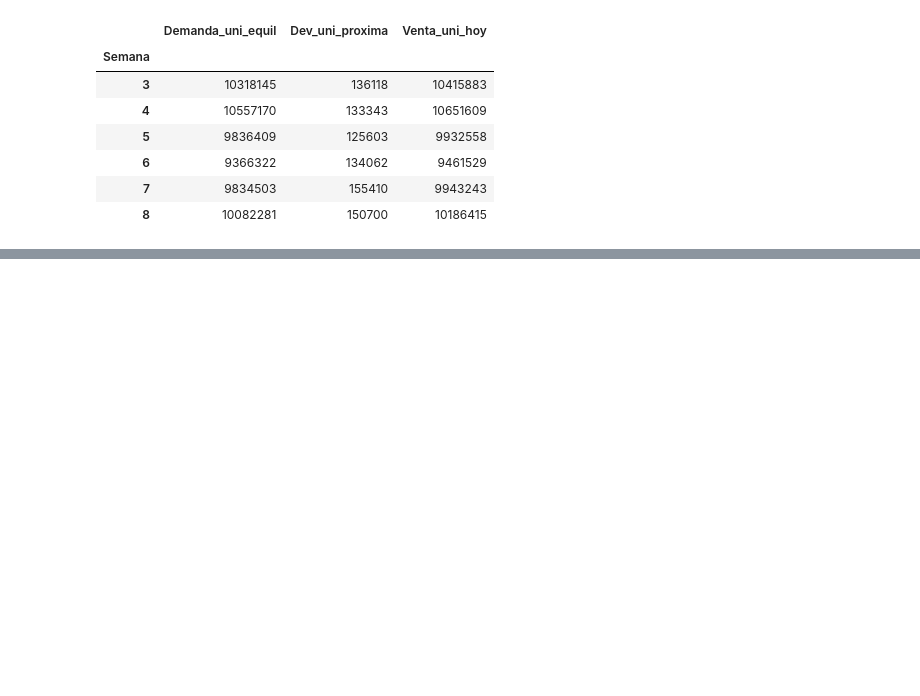
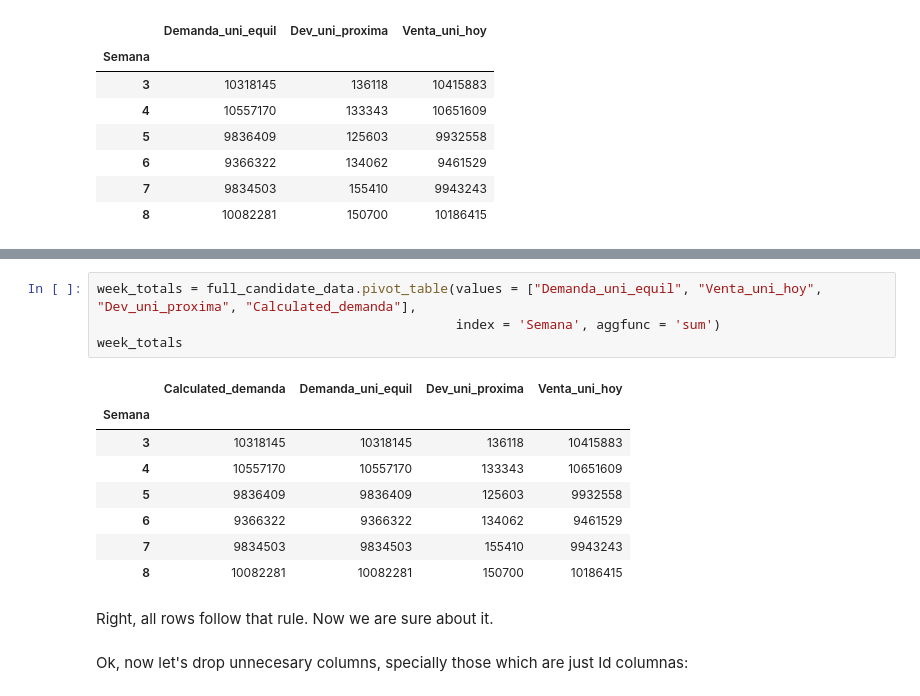
Before and after one commit to The-carlos/meli_assessment, a Jupyter notebook: main.ipynb, the cells around one changed output, grey strips where cells are left out. Saved outputs shown, nothing was run; the diff lists cells and outputs as text; blank space fills up the shorter version.

```diff
--- a/main.ipynb
+++ b/main.ipynb
@@ -429,0 +449,17 @@ week_totals
+# %%
+week_totals = full_candidate_data.pivot_table(values = ["Demanda_uni_equil", "Venta_uni_hoy", "Dev_uni_proxima", "Calculated_demanda"],
+                                              index = 'Semana', aggfunc = 'sum')
+week_totals
+# %% [output]
+|  | Calculated_demanda | Demanda_uni_equil | Dev_uni_proxima | Venta_uni_hoy |
+| Semana |  |  |  |  |
+| 3 | 10318145 | 10318145 | 136118 | 10415883 |
+| 4 | 10557170 | 10557170 | 133343 | 10651609 |
+| 5 | 9836409 | 9836409 | 125603 | 9932558 |
+| 6 | 9366322 | 9366322 | 134062 | 9461529 |
+| 7 | 9834503 | 9834503 | 155410 | 9943243 |
+| 8 | 10082281 | 10082281 | 150700 | 10186415 |
+# %% [markdown]
+Right, all rows follow that rule. Now we are sure about it.
+# %% [markdown]
+Ok, now let's drop unnecesary columns, specially those which are just Id columnas:
```
Also changed, not shown: parts of 7 cells of this notebook.
